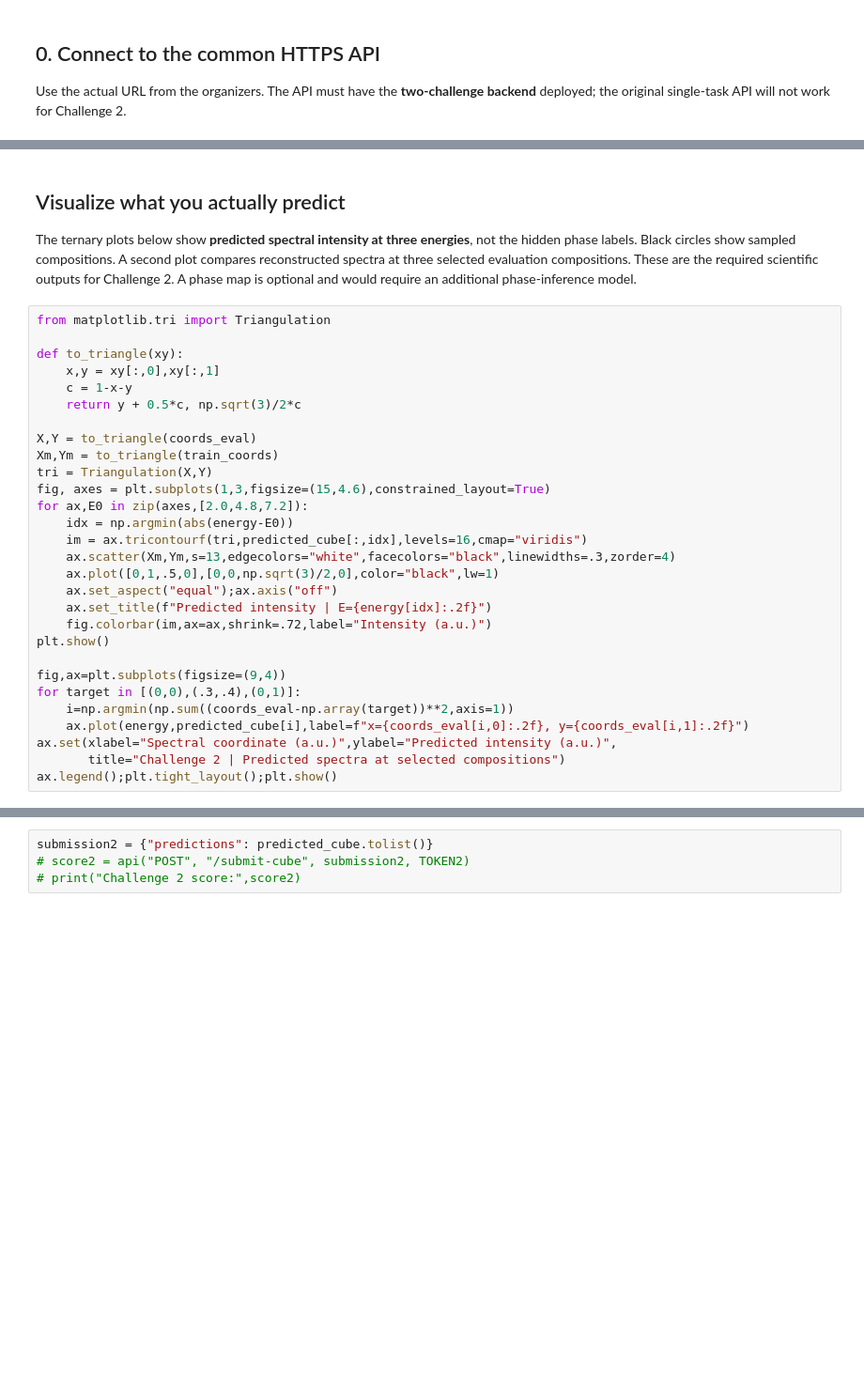
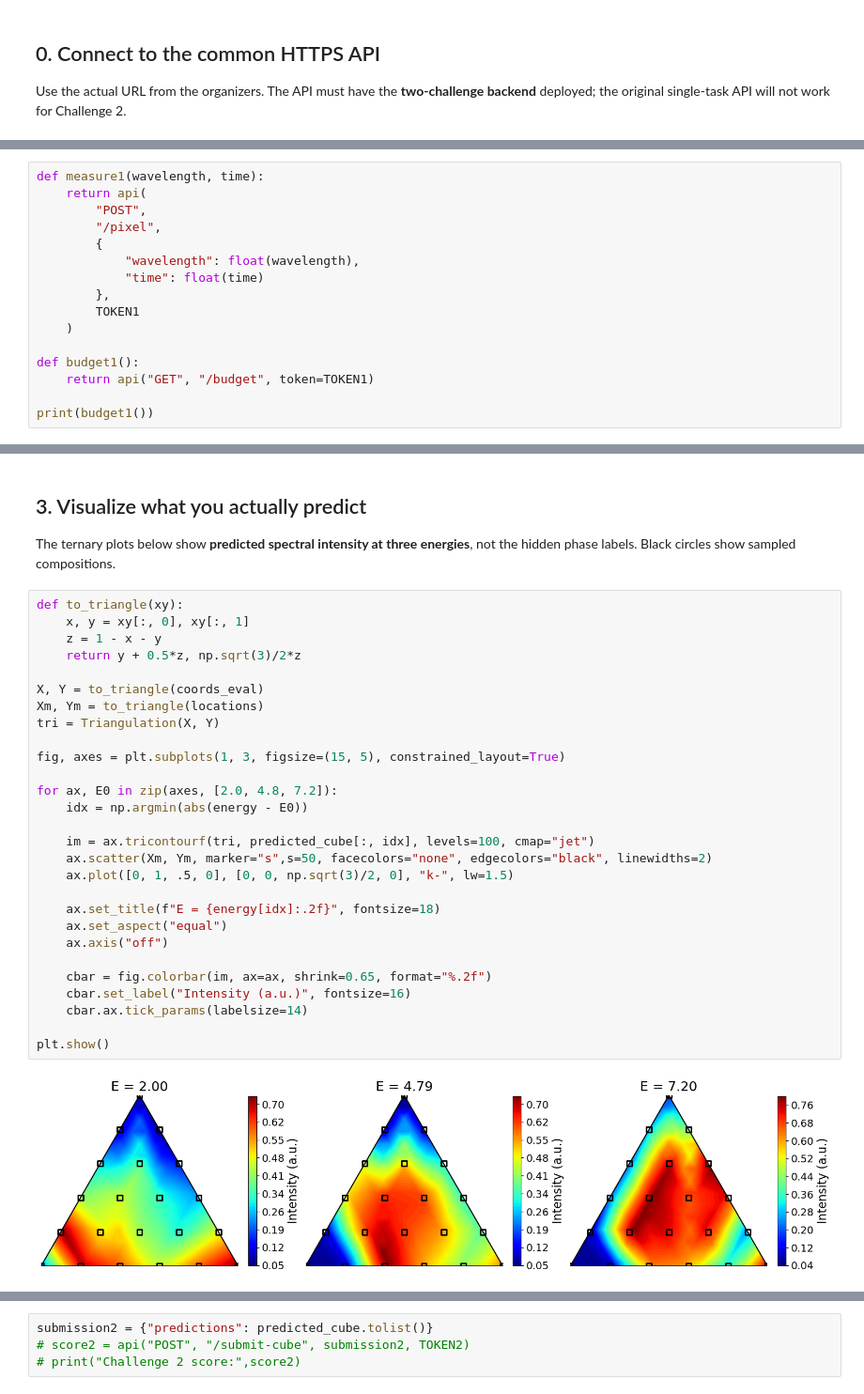
Before and after one commit to KalininGroup/athena_camm_hackathon, a Jupyter notebook: docs/day_23_10302026/ATHENA_Ternary_Spectroscopy.ipynb, the cells around one changed output, grey strips where cells are left out. Shown at 94% size. Saved outputs shown, nothing was run; the diff lists cells and outputs as text; blank space fills up the shorter version.

```diff
--- a/docs/day_23_10302026/ATHENA_Ternary_Spectroscopy.ipynb
+++ b/docs/day_23_10302026/ATHENA_Ternary_Spectroscopy.ipynb
@@ -83,0 +81,16 @@ submission1 = {"energy": energy.tolist(), "predicted_intensity": predicted_spect
+# %%
+def measure1(wavelength, time):
+    return api(
+        "POST",
+        "/pixel",
+        {
+            "wavelength": float(wavelength),
+            "time": float(time)
+        },
+        TOKEN1
+    )
+
+def budget1():
+    return api("GET", "/budget", token=TOKEN1)
+
+print(budget1())
@@ -149,33 +323,34 @@ print("Predicted spectral cube:", predicted_cube.shape)
 # %% [markdown]
-## Visualize what you actually predict
+## 3. Visualize what you actually predict
 
-The ternary plots below show **predicted spectral intensity at three energies**, not the hidden phase labels. Black circles show sampled compositions. A second plot compares reconstructed spectra at three selected evaluation compositions. These are the required scientific outputs for Challenge 2. A phase map is optional and would require an additional phase-inference model.
+The ternary plots below show **predicted spectral intensity at three energies**, not the hidden phase labels. Black circles show sampled compositions.
 # %%
-from matplotlib.tri import Triangulation
+def to_triangle(xy):
+    x, y = xy[:, 0], xy[:, 1]
+    z = 1 - x - y
+    return y + 0.5*z, np.sqrt(3)/2*z
 
-def to_triangle(xy):
-    x,y = xy[:,0],xy[:,1]
-    c = 1-x-y
-    return y + 0.5*c, np.sqrt(3)/2*c
+X, Y = to_triangle(coords_eval)
+Xm, Ym = to_triangle(locations)
+tri = Triangulation(X, Y)
 
-X,Y = to_triangle(coords_eval)
-Xm,Ym = to_triangle(train_coords)
-tri = Triangulation(X,Y)
-fig, axes = plt.subplots(1,3,figsize=(15,4.6),constrained_layout=True)
-for ax,E0 in zip(axes,[2.0,4.8,7.2]):
-    idx = np.argmin(abs(energy-E0))
-    im = ax.tricontourf(tri,predicted_cube[:,idx],levels=16,cmap="viridis")
-    ax.scatter(Xm,Ym,s=13,edgecolors="white",facecolors="black",linewidths=.3,zorder=4)
-    ax.plot([0,1,.5,0],[0,0,np.sqrt(3)/2,0],color="black",lw=1)
-    ax.set_aspect("equal");ax.axis("off")
-    ax.set_title(f"Predicted intensity | E={energy[idx]:.2f}")
-    fig.colorbar(im,ax=ax,shrink=.72,label="Intensity (a.u.)")
+fig, axes = plt.subplots(1, 3, figsize=(15, 5), constrained_layout=True)
+
+for ax, E0 in zip(axes, [2.0, 4.8, 7.2]):
+    idx = np.argmin(abs(energy - E0))
+
+    im = ax.tricontourf(tri, predicted_cube[:, idx], levels=100, cmap="jet")
+    ax.scatter(Xm, Ym, marker="s",s=50, facecolors="none", edgecolors="black", linewidths=2)
+    ax.plot([0, 1, .5, 0], [0, 0, np.sqrt(3)/2, 0], "k-", lw=1.5)
+
+    ax.set_title(f"E = {energy[idx]:.2f}", fontsize=18)
+    ax.set_aspect("equal")
+    ax.axis("off")
+
+    cbar = fig.colorbar(im, ax=ax, shrink=0.65, format="%.2f")
+    cbar.set_label("Intensity (a.u.)", fontsize=16)
+    cbar.ax.tick_params(labelsize=14)
+
 plt.show()
-
-fig,ax=plt.subplots(figsize=(9,4))
-for target in [(0,0),(.3,.4),(0,1)]:
-    i=np.argmin(np.sum((coords_eval-np.array(target))**2,axis=1))
-    ax.plot(energy,predicted_cube[i],label=f"x={coords_eval[i,0]:.2f}, y={coords_eval[i,1]:.2f}")
-ax.set(xlabel="Spectral coordinate (a.u.)",ylabel="Predicted intensity (a.u.)",
-       title="Challenge 2 | Predicted spectra at selected compositions")
-ax.legend();plt.tight_layout();plt.show()
+# %% [output]
+[figure, added]
```
Also changed, not shown: parts of 33 cells of this notebook.
